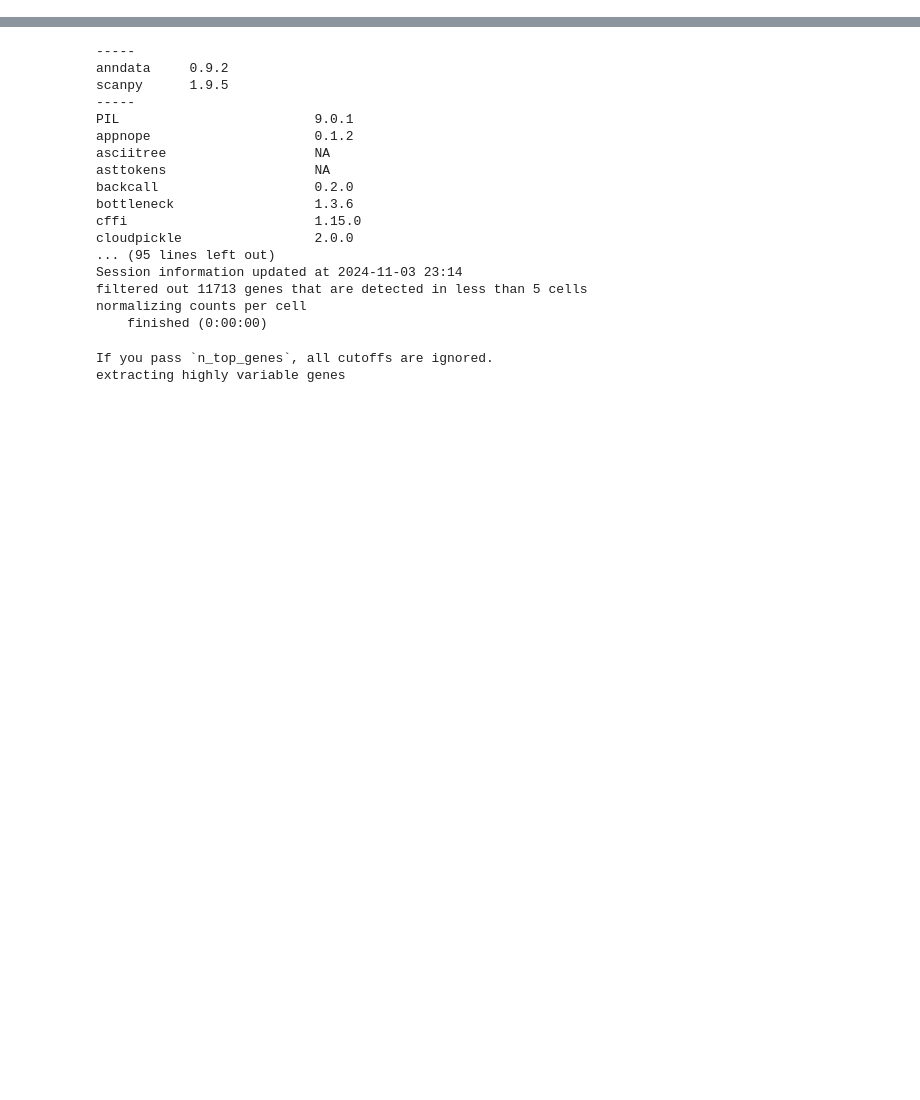
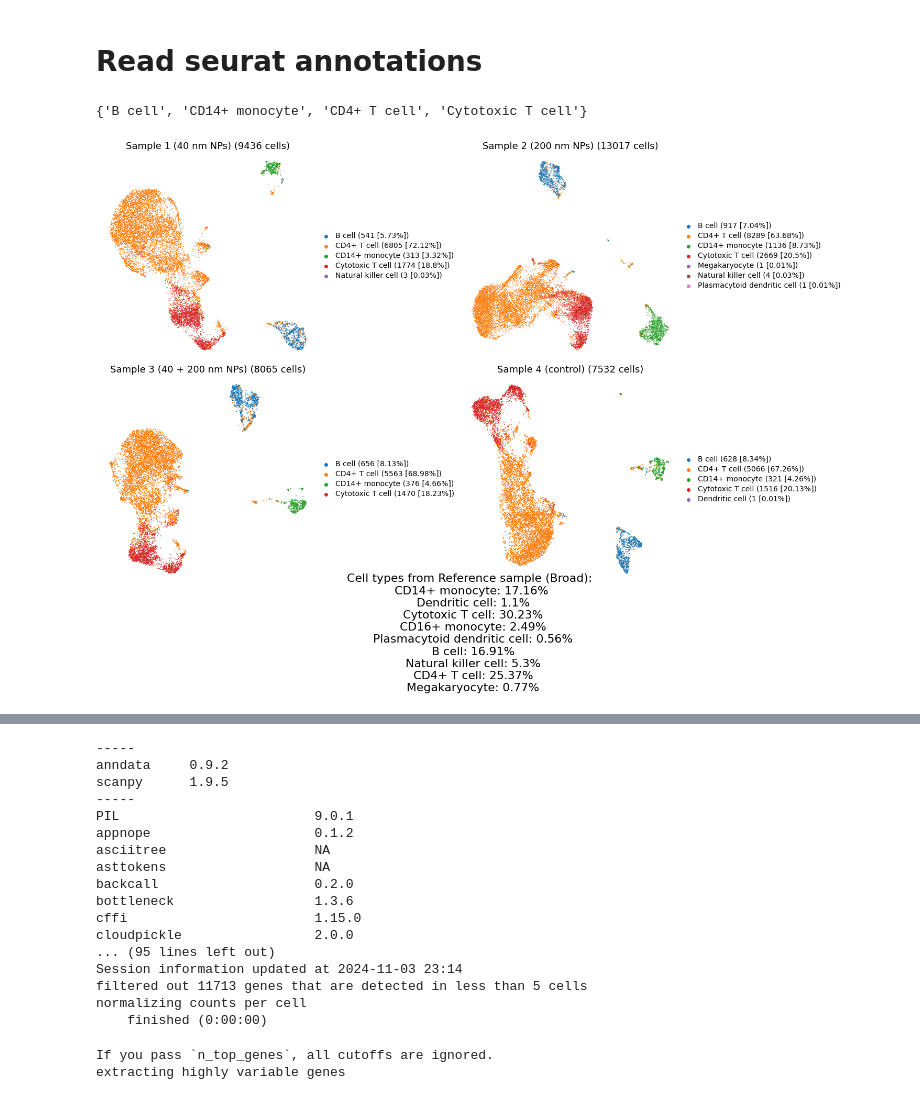
Before and after one commit to vladimirkovacevic/nano, a Jupyter notebook: notebooks/nano.ipynb, the cells around one changed output, grey strips where cells are left out. Cells and saved outputs as stored; diff of their text form; code cells hidden in the pictures; blank space fills up the shorter version.

```diff
--- a/notebooks/nano.ipynb
+++ b/notebooks/nano.ipynb
@@ -4,0 +10,76 @@ import pandas as pd
+# %% [markdown]
+# Read seurat annotations
+# %%
+files = sorted(glob('../data/uzorci/*.h5ad'))
+# Load AnnData objects
+adata_list = [sc.read_h5ad(file) for file in files]
+sample_names = ['Sample 1 - 40 nm NPs', 'Sample 2 - 200 nm NPs', 'Sample 3 - 40 + 200 nm NPs', 'Sample 4 - control']
+# %%
+set(adata_list[0].obs['predicted.celltype']).intersection(set(adata_list[1].obs['predicted.celltype'])).intersection(set(adata_list[2].obs['predicted.celltype']))
+# %% [output]
+{'B cell', 'CD14+ monocyte', 'CD4+ T cell', 'Cytotoxic T cell'}
+# %%
+# Create a 2x2 subplot
+fig, axes = plt.subplots(2, 2, figsize=(20, 12))
+axes = axes.flatten()
+cell_type_col = "predicted.celltype"  # Annotation column name
+
+for i, (adata, ax) in enumerate(zip(adata_list, axes)):
+    # Calculate cell type counts and percentages
+
+    cell_counts = adata.obs[cell_type_col].value_counts()
+    total_cells = cell_counts.sum()
+    percentages = (cell_counts / total_cells * 100).round(2)
+
+    # Modify categories to include counts and percentages
+    updated_categories = [
+        f"{cell_type} ({count} [{percentage}%])"
+        for cell_type, count, percentage in zip(cell_counts.index, cell_counts, percentages)
+    ]
+    mapping = dict(zip(cell_counts.index, updated_categories))
+    adata.obs[cell_type_col + "_updated"] = adata.obs[cell_type_col].map(mapping)#.fillna("Unknown")
+
+    # Plot UMAP
+    sc.pl.umap(
+        adata,
+        color=cell_type_col + "_updated",
+        ax=ax,
+        show=False,
+        title=sample_names[i],
+        legend_loc="right margin"
+    )
+    ax.set_title(f'{sample_names[i]} ({len(adata)} cells)', size=18)
+    # Remove frame around each subplot
+    ax.spines["top"].set_visible(False)
+    ax.spines["right"].set_visible(False)
+    ax.spines["left"].set_visible(False)
+    ax.spines["bottom"].set_visible(False)
+    ax.tick_params(left=False, bottom=False, labelleft=False, labelbottom=False)
+    # Increase the legend font size
+    legend = ax.get_legend()
+    if legend:
+        for text in legend.get_texts():
+            text.set_fontsize(14)  # Adjust the font size
+    ax.set_xlabel(None)
+    ax.set_ylabel(None)
+
+
+# Add a horizontal legend at the bottom of the figure with reference cell types
+# Define legend items and title
+data = Counter(adata_ref.obs['CellType'])
+total = sum(data.values())
+# percentages = {key: np.round(value / total, 2) * 100 for key, value in data.items()}
+legend_items = [f'{key}: {np.round(value / total * 100, 2)}' for key, value in data.items() if not str(key) in ['Unassigned', 'nan']]
+
+fig.text(
+    0.5, -0.1,  # Position: centered horizontally, slightly below the figure
+    "Cell types from Reference sample (Broad): \n" + "%\n ".join(legend_items) + '%',  # Legend text
+    ha='center', va='center', fontsize=22  # Alignment and font size
+)
+
+# Adjust layout and display
+plt.tight_layout()
+plt.savefig('nano.png', dpi=150, bbox_inches='tight')
+plt.show()
+# %% [output]
+[figure, added]
```
Also changed, not shown: parts of 4 cells of this notebook, 1 other file.
